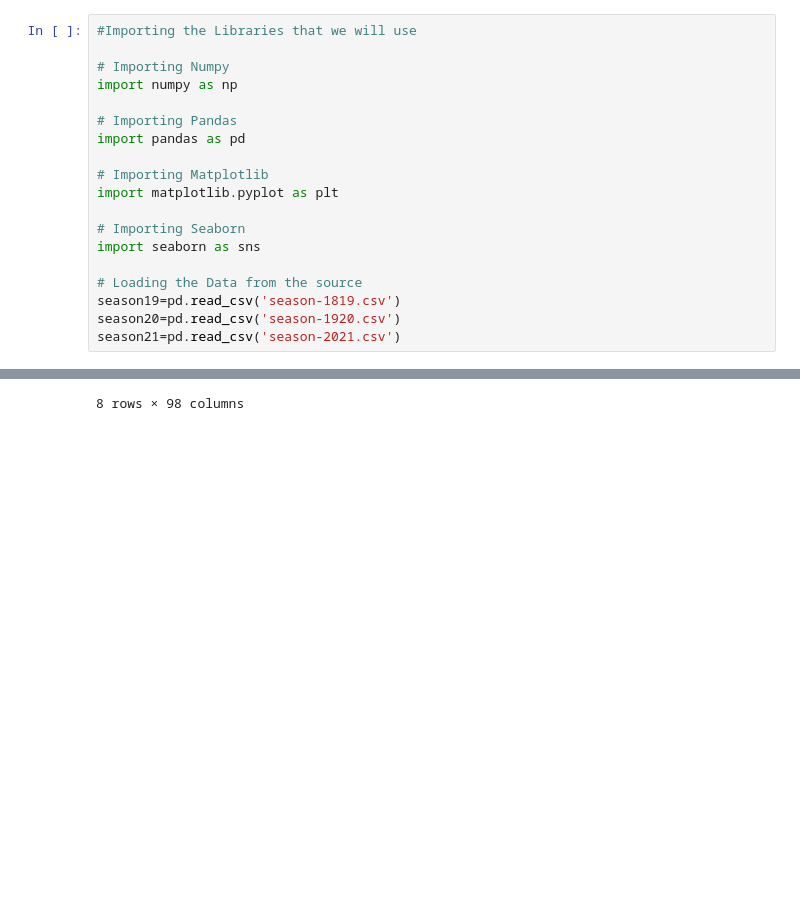
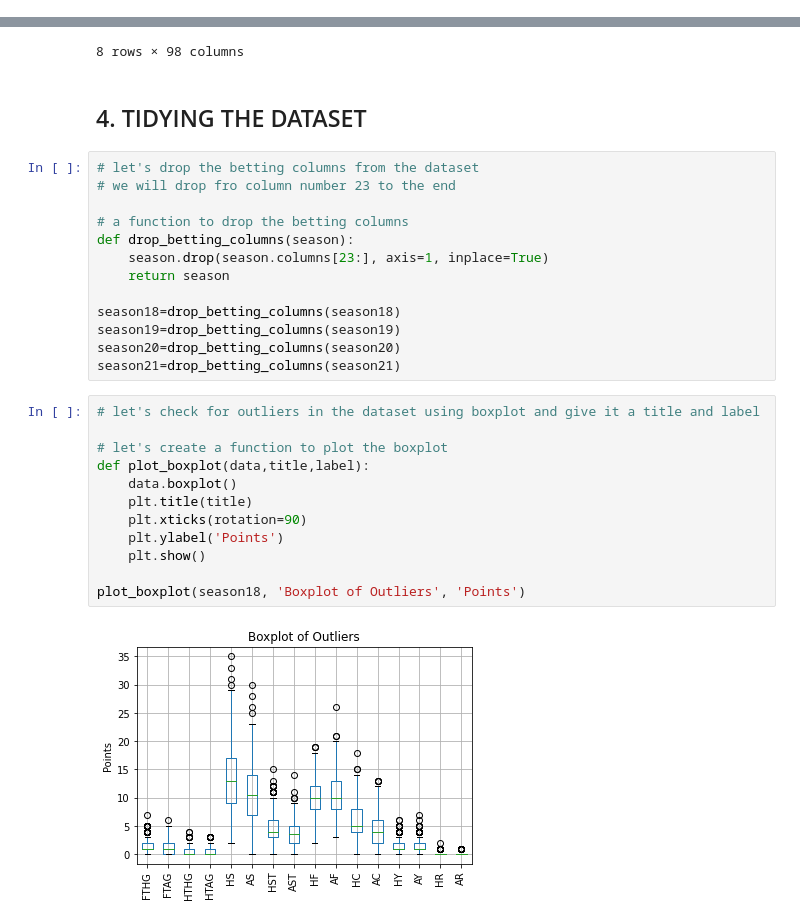
Before and after one commit to EstherOgutu/Premier-League-Prediction-Group-3-, a Jupyter notebook: Premier_League_Prediction.ipynb, the cells around one changed output, grey strips where cells are left out. Cells and saved outputs as stored; diff of their text form; blank space fills up the shorter version.

```diff
--- a/Premier_League_Prediction.ipynb
+++ b/Premier_League_Prediction.ipynb
@@ -16,22 +16,3 @@
 ###e) Data Relevance
 # %% [markdown]
 ##2. Reading the Data
-# %%
-#Importing the Libraries that we will use
-
-# Importing Numpy
-import numpy as np
-
-# Importing Pandas
-import pandas as pd
-
-# Importing Matplotlib
-import matplotlib.pyplot as plt
-
-# Importing Seaborn
-import seaborn as sns
-
-# Loading the Data from the source
-season19=pd.read_csv('season-1819.csv')
-season20=pd.read_csv('season-1920.csv')
-season21=pd.read_csv('season-2021.csv')
@@ -241,3 +379,32 @@ season21.describe()
 | 75% | 2.000000 | 2.000000 | 1.000000 | 1.000000 | 16.000000 | 14.250000 | 6.000000 | 5.250000 | 13.000000 | 13.000000 | ... | ... |
 | max | 9.000000 | 7.000000 | 4.000000 | 4.000000 | 29.000000 | 28.000000 | 14.000000 | 14.000000 | 23.000000 | 21.000000 | ... | ... |
 8 rows × 98 columns
+# %% [markdown]
+## 4. TIDYING THE DATASET
+# %%
+# let's drop the betting columns from the dataset
+# we will drop fro column number 23 to the end
+
+# a function to drop the betting columns
+def drop_betting_columns(season):
+    season.drop(season.columns[23:], axis=1, inplace=True)
+    return season
+
+season18=drop_betting_columns(season18)
+season19=drop_betting_columns(season19)
+season20=drop_betting_columns(season20)
+season21=drop_betting_columns(season21)
+# %%
+# let's check for outliers in the dataset using boxplot and give it a title and label
+
+# let's create a function to plot the boxplot
+def plot_boxplot(data,title,label):
+    data.boxplot()
+    plt.title(title)
+    plt.xticks(rotation=90)
+    plt.ylabel('Points')
+    plt.show()
+
+plot_boxplot(season18, 'Boxplot of Outliers', 'Points')
+# %% [output]
+[figure, added]
```
Also changed, not shown: parts of 30 cells of this notebook.
